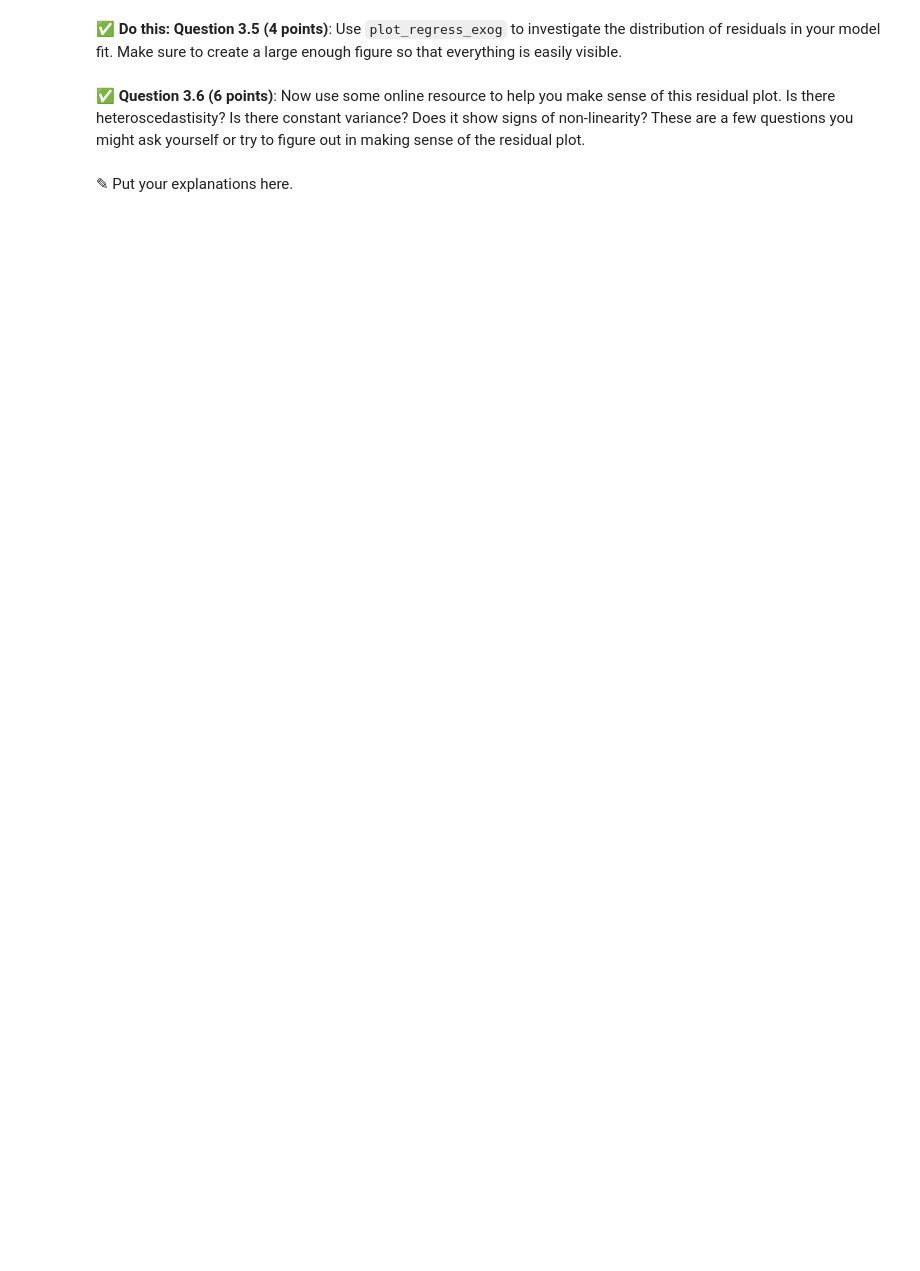
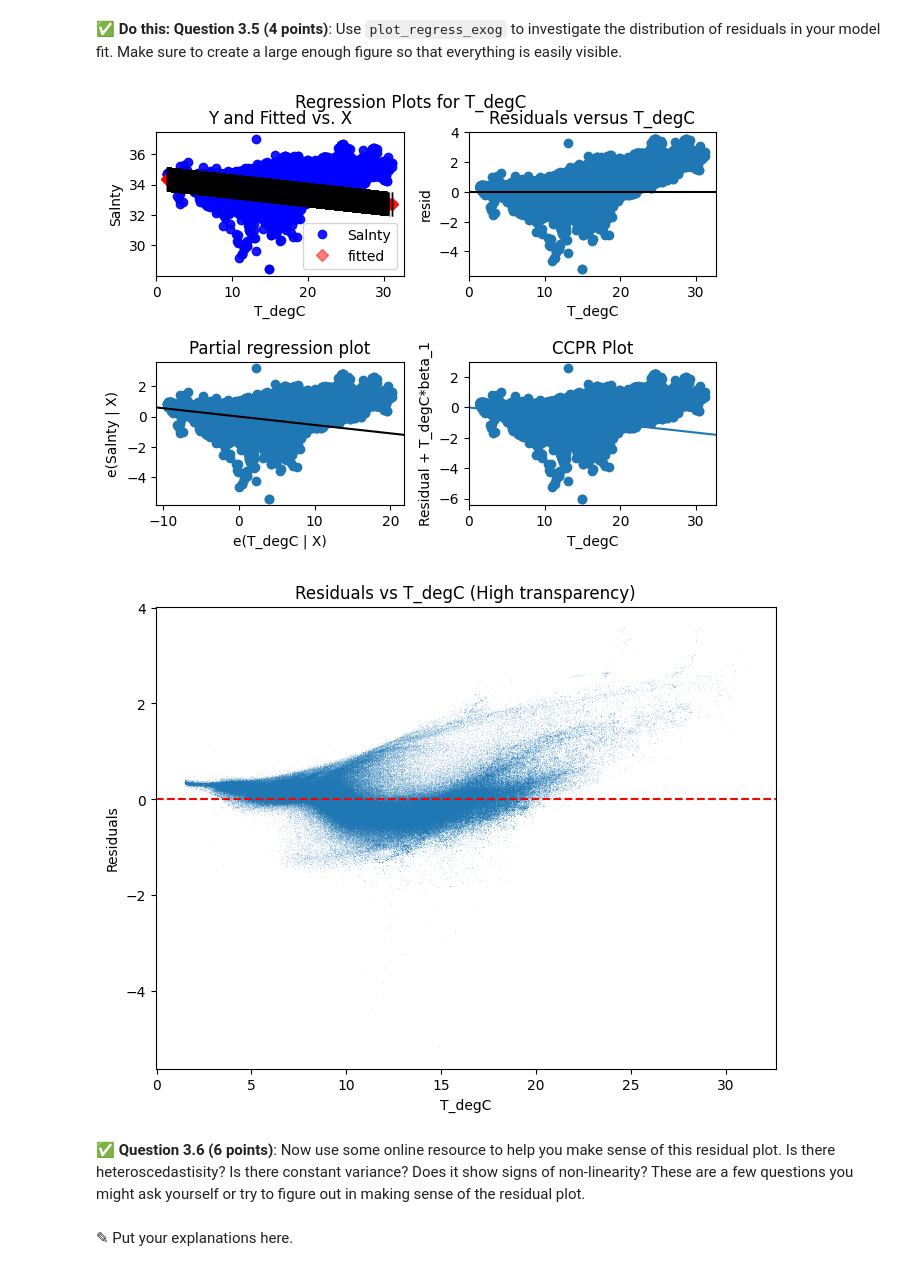
Before and after one commit to RyanGroneck/CMSE202-f25-turnin, a Jupyter notebook: hw-03/HW-03_Regression-S25-STUDENT.ipynb, the cells around one changed output. Drawn from its saved outputs; the diff is of its cells as text; code cells hidden in the pictures; blank space fills up the shorter version.

```diff
--- a/hw-03/HW-03_Regression-S25-STUDENT.ipynb
+++ b/hw-03/HW-03_Regression-S25-STUDENT.ipynb
@@ -168,3 +240,19 @@ In this part, we'll perform some one-variable linear and polynomial regression a
+# %%
+# Put code here.
+import statsmodels.graphics.api as smg
+smg.plot_regress_exog(model, 'T_degC')
+#You can not change the size of the figure this outputs, at least not easily
+
+plt.figure(figsize=(8, 6))
+plt.plot(book1_df['T_degC'], model.resid, ',', alpha=0.1)
+plt.axhline(0, color='red', linestyle='--')
+plt.xlabel('T_degC')
+plt.ylabel('Residuals')
+plt.title('Residuals vs T_degC (High transparency)')
+plt.show()
+# %% [output]
+[figure, added]
+[figure, added]
 # %% [markdown]
 &#9989;  **Question 3.6 (6 points)**: Now use some online resource to help you make sense of this residual plot. Is there heteroscedastisity? Is there constant variance? Does it show signs of non-linearity? These are a few questions you might ask yourself or try to figure out in making sense of the residual plot.
 # %% [markdown]
```
Also changed, not shown: parts of 13 cells of this notebook.
